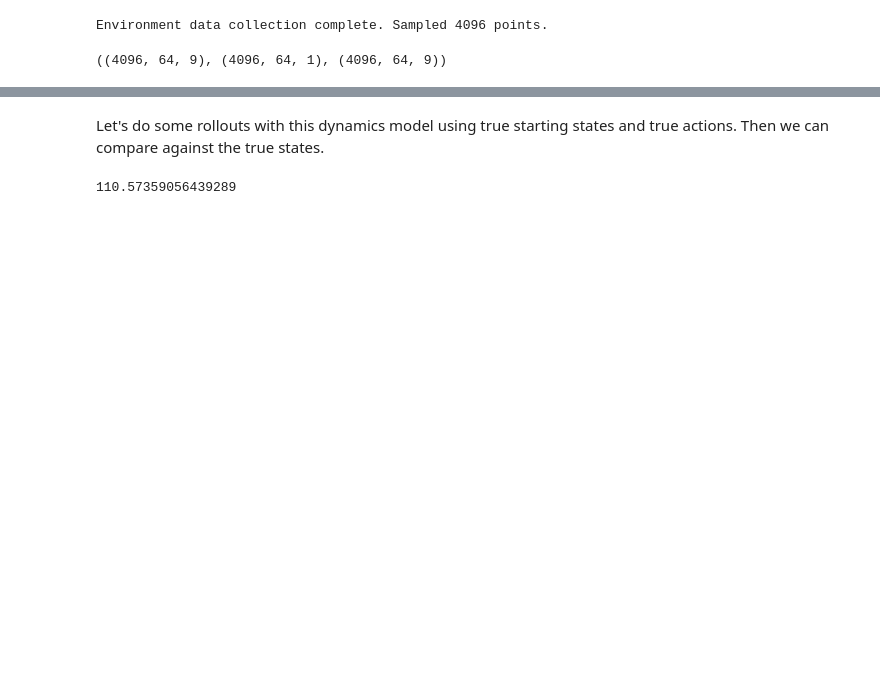
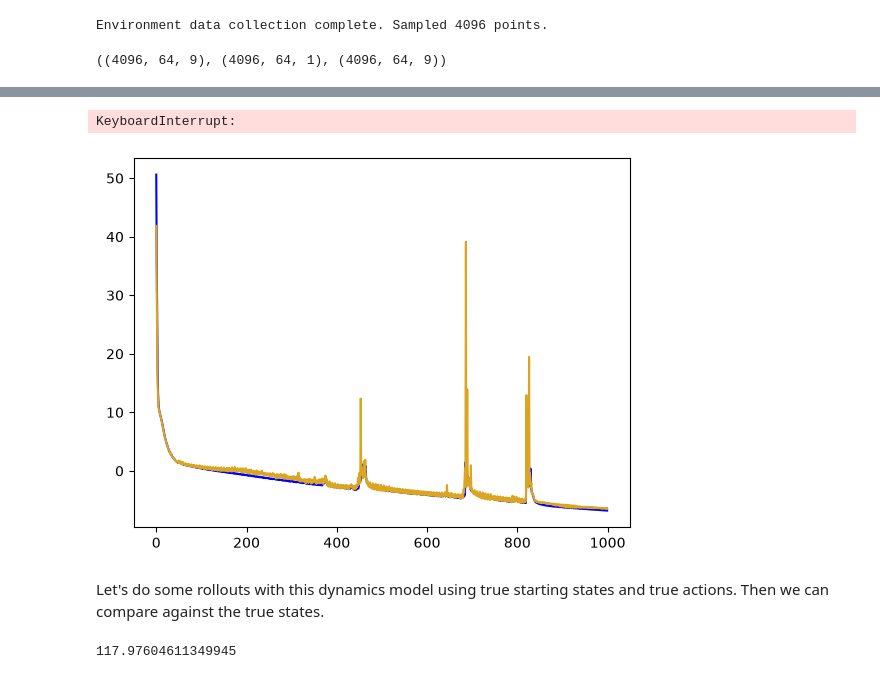
Before and after one commit to mathDR/jax-mc-pilco, a Jupyter notebook: training_notebook.ipynb, the cells around one changed output, grey strips where cells are left out. Drawn from its saved outputs; the diff is of its cells as text; code cells hidden in the pictures; blank space fills up the shorter version.

```diff
--- a/training_notebook.ipynb
+++ b/training_notebook.ipynb
@@ -66,5 +66,7 @@ print(batched_rollout_loss(params, static, subkey, init_states, next_states, act
 # %%
 key, subkey = jax.random.split(key)
-dynamics, d_losses = world_training_loop(subkey, states, actions, next_states, world_model=dynamics, max_patience=50)
+dynamics, d_losses = world_training_loop(subkey, states, actions, next_states, world_model_baseline, max_patience=50, max_epochs=2500)
 
 print("Dynamics model fit complete. Final validation loss:", d_losses["val"][-1])
+# %% [output]
+KeyboardInterrupt:
@@ -78,3 +73,9 @@ dynamics.predict_next_state_A
+# %%
+plt.plot(d_losses["train"], color='blue')
+plt.plot(d_losses["val"],color="goldenrod")
+plt.show()
+# %% [output]
+[figure, added]
 # %% [markdown]
 Let's do some rollouts with this dynamics model using true starting states and true actions.  Then we can compare against the true states.
 # %%
@@ -87,7 +88,7 @@ params, static = eqx.partition(
 key_subkey = jax.random.split(key)
 print(batched_rollout_loss(params, static, subkey, init_states, next_states, actions,))
 # %% [output]
-110.57359056439289
+117.97604611349945
 # %%
 # Better but what if we train this loss specifically?
 key, subkey = jax.random.split(key)
```
Also changed, not shown: parts of 11 cells of this notebook, 5 other files.
